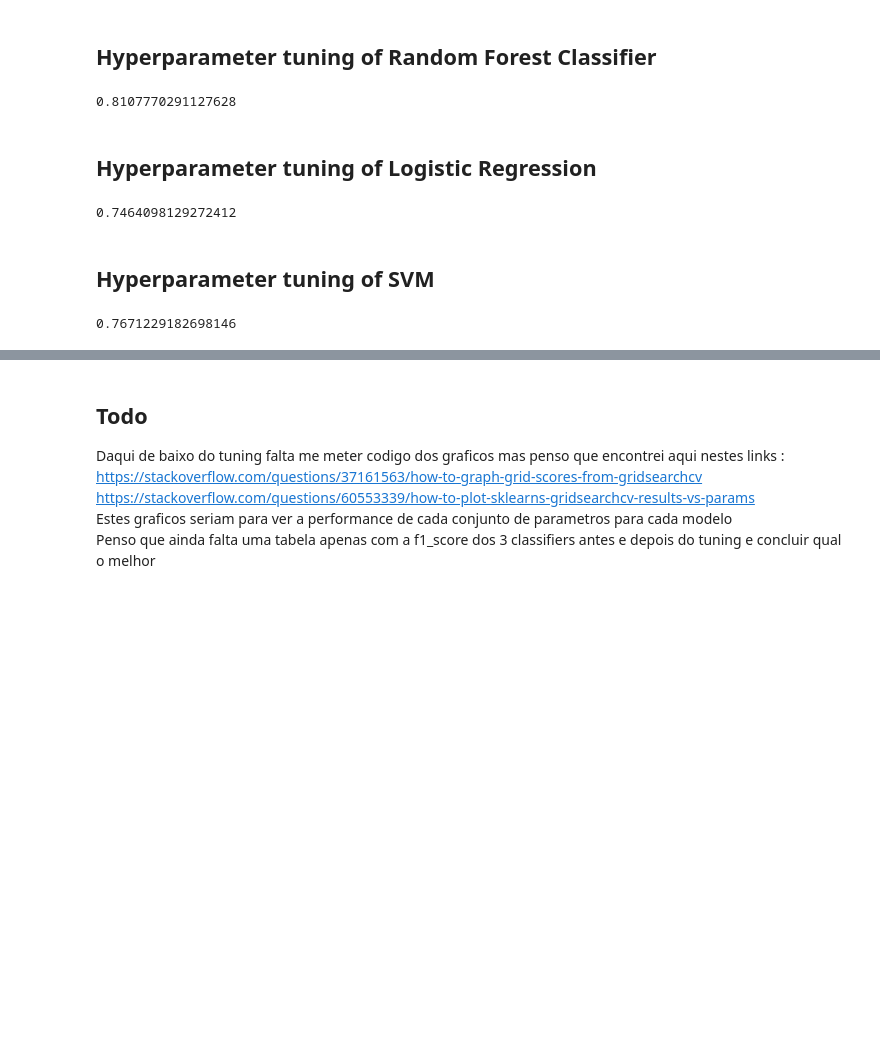
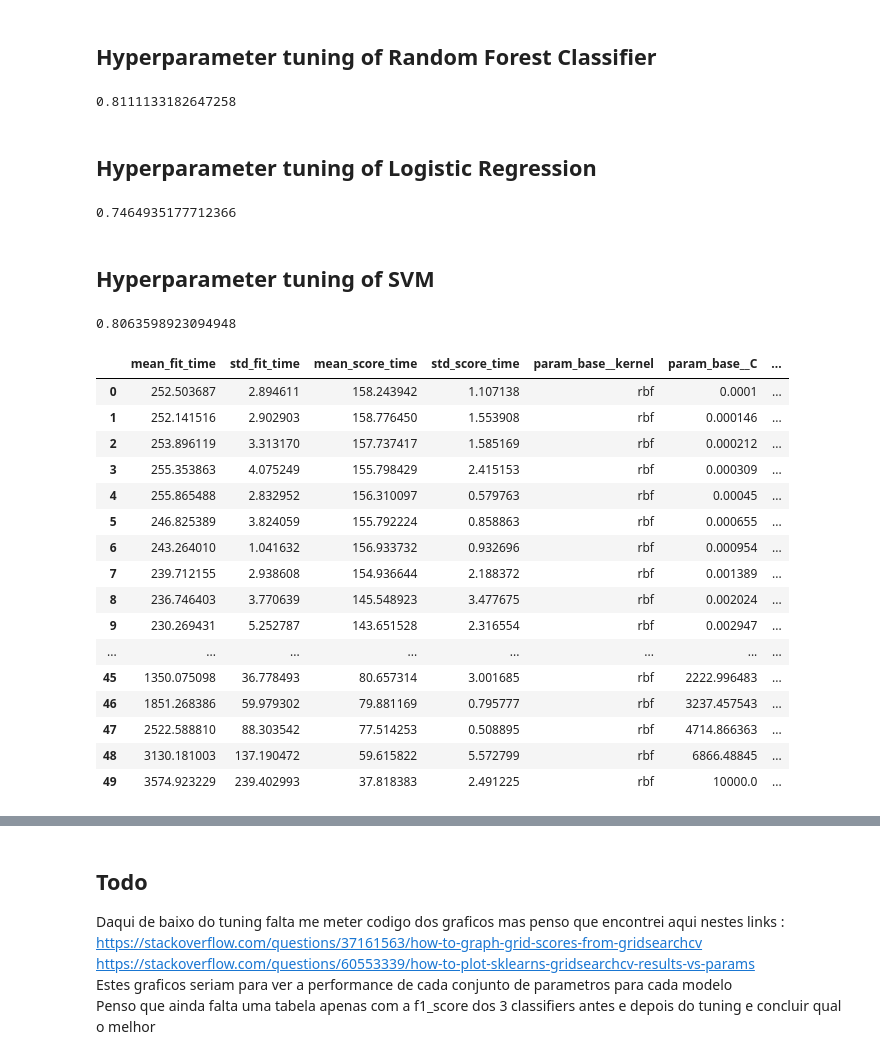
Before and after one commit to SrPhoenix/TAA_project1, a Jupyter notebook: Diamonds Project.ipynb, the cells around one changed output, grey strips where cells are left out. Cells and saved outputs as stored; diff of their text form; code cells hidden in the pictures; blank space fills up the shorter version.

```diff
--- a/Diamonds Project.ipynb
+++ b/Diamonds Project.ipynb
@@ -541,17 +536,12 @@ custom_f1 = make_scorer(
     f1_score, greater_is_better=True, average="weighted", labels=["Ideal", "Premium"]
   )
 # %%
-
-from sklearn.experimental import enable_halving_search_cv
-from sklearn.model_selection import HalvingRandomSearchCV
-
-hrs = HalvingRandomSearchCV(
+hrs = RandomizedSearchCV(
     estimator=randomForest_pipeline,
     param_distributions=param_grid,
     scoring=custom_f1,
     cv=3,
-    n_candidates="exhaust",
-    factor=5,
+    n_iter=60,
     n_jobs=-1,
 )
 # Fit
@@ -562,7 +552,7 @@ best_estimator = hrs.best_estimator_
 y_preds = best_estimator.predict(X_test)
 f1_score(y_test, y_preds, average="weighted", labels=["Ideal", "Premium"])
 # %% [output]
-0.8107770291127628
+0.8111133182647258
 # %% [markdown]
 ## Hyperparameter tuning of Logistic Regression
 # %%
@@ -576,13 +566,12 @@ param_grid = {
     "base__C": C,
 }
 
-hrs = HalvingRandomSearchCV(
+hrs = RandomizedSearchCV(
     estimator=logReg_pipeline,
     param_distributions=param_grid,
     scoring=custom_f1,
     cv=3,
-    n_candidates="exhaust",
-    factor=5,
+    n_iter=60,
     n_jobs=-1,
 )
 # Fit
@@ -593,30 +582,53 @@ best_estimator = hrs.best_estimator_
 y_preds = best_estimator.predict(X_test)
 f1_score(y_test, y_preds, average="weighted", labels=["Ideal", "Premium"])
 # %% [output]
-0.7464098129272412
+0.7464935177712366
 # %% [markdown]
 ## Hyperparameter tuning of SVM
 # %%
 C = np.logspace(-4, 4, 50)
+kernel = ['rbf']
 param_grid = {
     "base__C": C,
+    "base__kernel":kernel,
 }
 
-hrs = HalvingRandomSearchCV(
+hrs = RandomizedSearchCV(
     estimator=svm_pipeline,
     param_distributions=param_grid,
     scoring=custom_f1,
     cv=3,
-    n_candidates="exhaust",
-    factor=5,
+    n_iter=60,
     n_jobs=-1,
 )
 # Fit
 hrs.fit(X, y)
 
 # Score
+
 best_estimator = hrs.best_estimator_
 y_preds = best_estimator.predict(X_test)
 f1_score(y_test, y_preds, average="weighted", labels=["Ideal", "Premium"])
 # %% [output]
-0.7671229182698146
+0.8063598923094948
+# %%
+df = pd.DataFrame(hrs.cv_results_)
+df
+# %% [output]
+|  | mean_fit_time | std_fit_time | mean_score_time | std_score_time | param_base__kernel | param_base__C | ... |
+| 0 | 252.503687 | 2.894611 | 158.243942 | 1.107138 | rbf | 0.0001 | ... |
+| 1 | 252.141516 | 2.902903 | 158.776450 | 1.553908 | rbf | 0.000146 | ... |
+| 2 | 253.896119 | 3.313170 | 157.737417 | 1.585169 | rbf | 0.000212 | ... |
+| 3 | 255.353863 | 4.075249 | 155.798429 | 2.415153 | rbf | 0.000309 | ... |
+| 4 | 255.865488 | 2.832952 | 156.310097 | 0.579763 | rbf | 0.00045 | ... |
+| 5 | 246.825389 | 3.824059 | 155.792224 | 0.858863 | rbf | 0.000655 | ... |
+| 6 | 243.264010 | 1.041632 | 156.933732 | 0.932696 | rbf | 0.000954 | ... |
+| 7 | 239.712155 | 2.938608 | 154.936644 | 2.188372 | rbf | 0.001389 | ... |
+| 8 | 236.746403 | 3.770639 | 145.548923 | 3.477675 | rbf | 0.002024 | ... |
+| 9 | 230.269431 | 5.252787 | 143.651528 | 2.316554 | rbf | 0.002947 | ... |
+| ... | ... | ... | ... | ... | ... | ... | ... |
+| 45 | 1350.075098 | 36.778493 | 80.657314 | 3.001685 | rbf | 2222.996483 | ... |
+| 46 | 1851.268386 | 59.979302 | 79.881169 | 0.795777 | rbf | 3237.457543 | ... |
+| 47 | 2522.588810 | 88.303542 | 77.514253 | 0.508895 | rbf | 4714.866363 | ... |
+| 48 | 3130.181003 | 137.190472 | 59.615822 | 5.572799 | rbf | 6866.48845 | ... |
+| 49 | 3574.923229 | 239.402993 | 37.818383 | 2.491225 | rbf | 10000.0 | ... |
```
Also changed, not shown: parts of 6 cells of this notebook.
